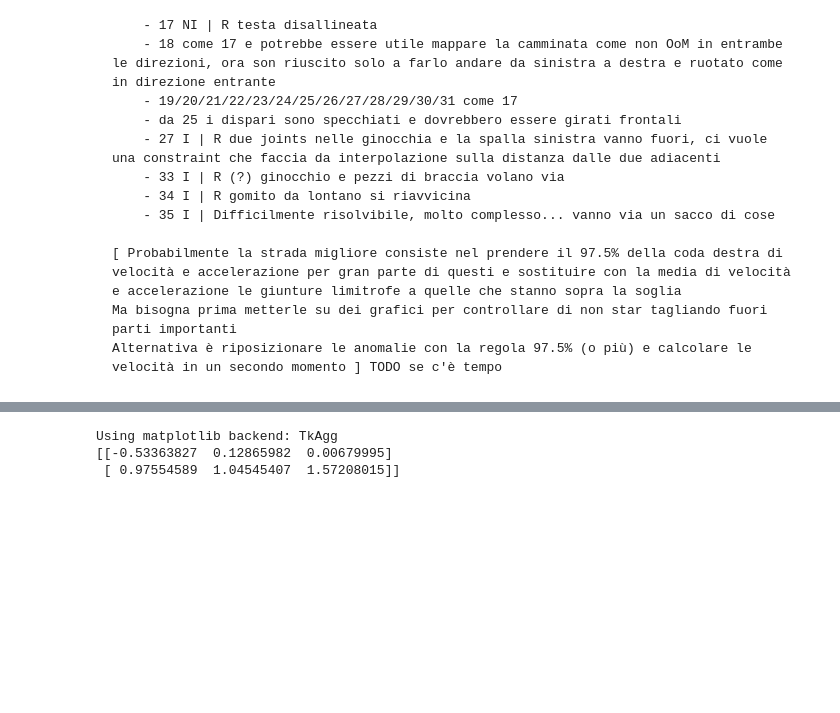
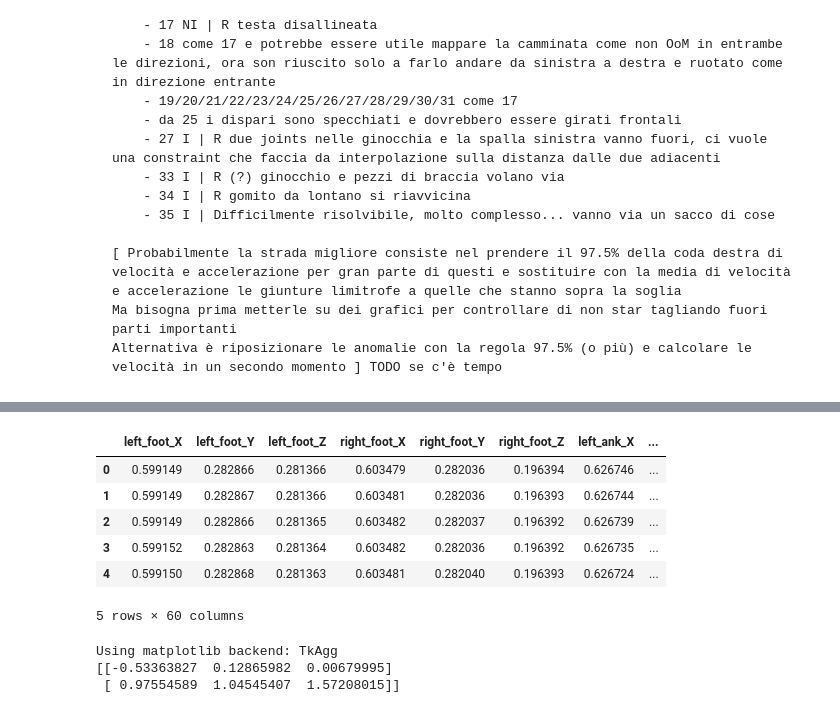
Before and after one commit to gaggioaxel/OoM-Thesis, a Jupyter notebook: code/src/OoM.ipynb, the cells around one changed output, grey strips where cells are left out. Saved outputs shown, nothing was run; the diff lists cells and outputs as text; code cells hidden in the pictures; blank space fills up the shorter version.

```diff
--- a/code/src/OoM.ipynb
+++ b/code/src/OoM.ipynb
@@ -696,3 +647,31 @@ table.head()
+# %%
+import pandas as pd
+import os
+
+ANNOTATIONS_PATH = 'data'
+REPROCESSED_PATH = ANNOTATIONS_PATH+'/reprocessed'
+with open(ANNOTATIONS_PATH+'/annotations.txt','r') as file:
+    annotations = file.read().splitlines()[1:]
+
+sampleAnno = 0
+
+if '(A)' in annotations[sampleAnno] or '(B)' in annotations[sampleAnno]:
+    folder, trial, fragId, _, OoM, startSec, endSec = annotations[sampleAnno].replace(' ','').split(',')[:7]
+else:
+    folder, trial, fragId, OoM, startSec, endSec = annotations[sampleAnno].replace(' ','').split(',')[:6]
+
+picked = sampleAnno
+file = os.path.join(REPROCESSED_PATH, folder, trial+'_frag'+fragId+'.csv')
+table = pd.read_csv(file)
+table.head()
+# %% [output]
+|  | left_foot_X | left_foot_Y | left_foot_Z | right_foot_X | right_foot_Y | right_foot_Z | left_ank_X | ... |
+| 0 | 0.599149 | 0.282866 | 0.281366 | 0.603479 | 0.282036 | 0.196394 | 0.626746 | ... |
+| 1 | 0.599149 | 0.282867 | 0.281366 | 0.603481 | 0.282036 | 0.196393 | 0.626744 | ... |
+| 2 | 0.599149 | 0.282866 | 0.281365 | 0.603482 | 0.282037 | 0.196392 | 0.626739 | ... |
+| 3 | 0.599152 | 0.282863 | 0.281364 | 0.603482 | 0.282036 | 0.196392 | 0.626735 | ... |
+| 4 | 0.599150 | 0.282868 | 0.281363 | 0.603481 | 0.282040 | 0.196393 | 0.626724 | ... |
+5 rows × 60 columns
 # %%
 startEndSeconds = data[1]
 posTable = table[table["Time"].between(startEndSeconds[0],startEndSeconds[1])].iloc[:,1:]
```
Also changed, not shown: parts of 10 cells of this notebook, 59 other files.
